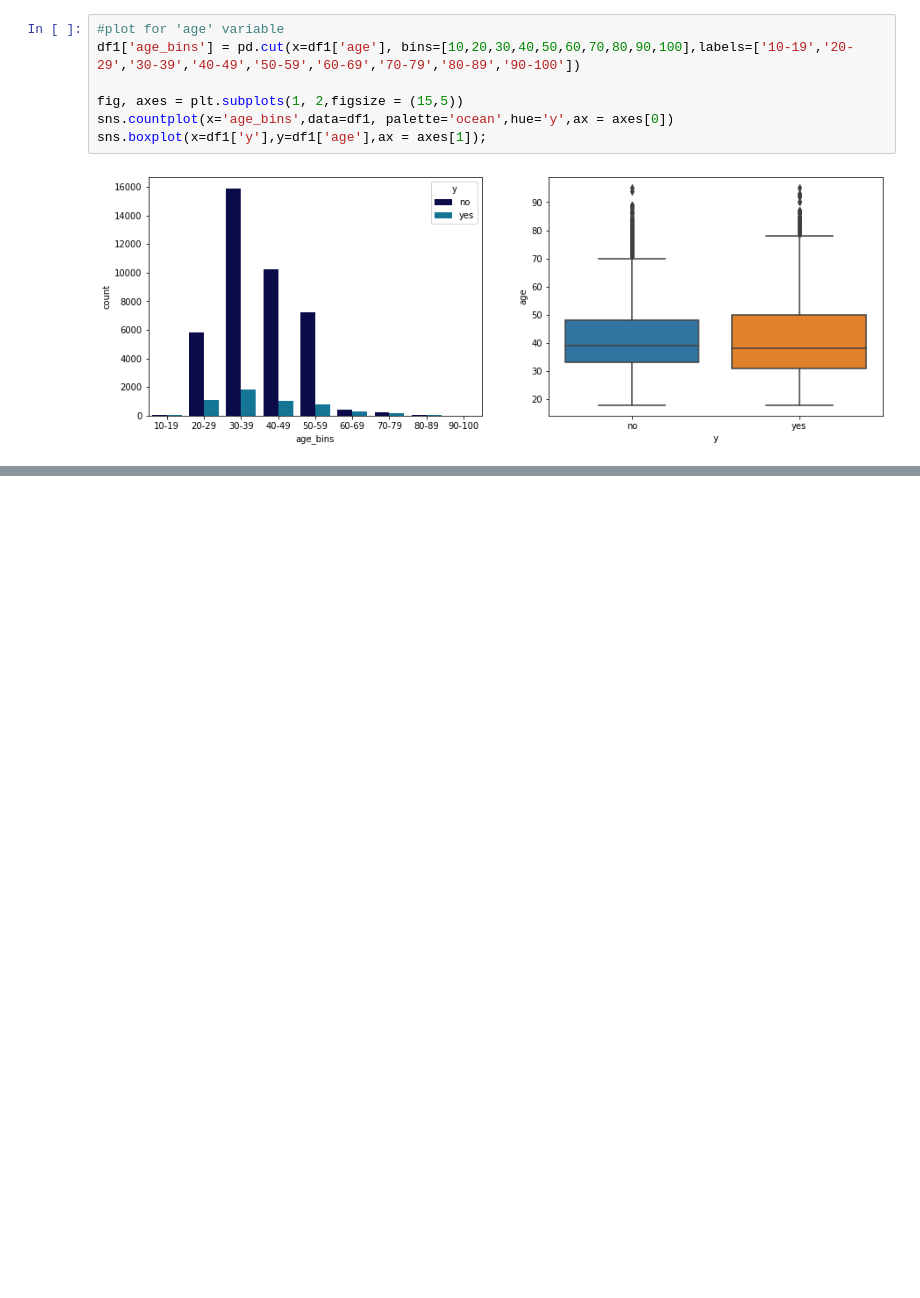
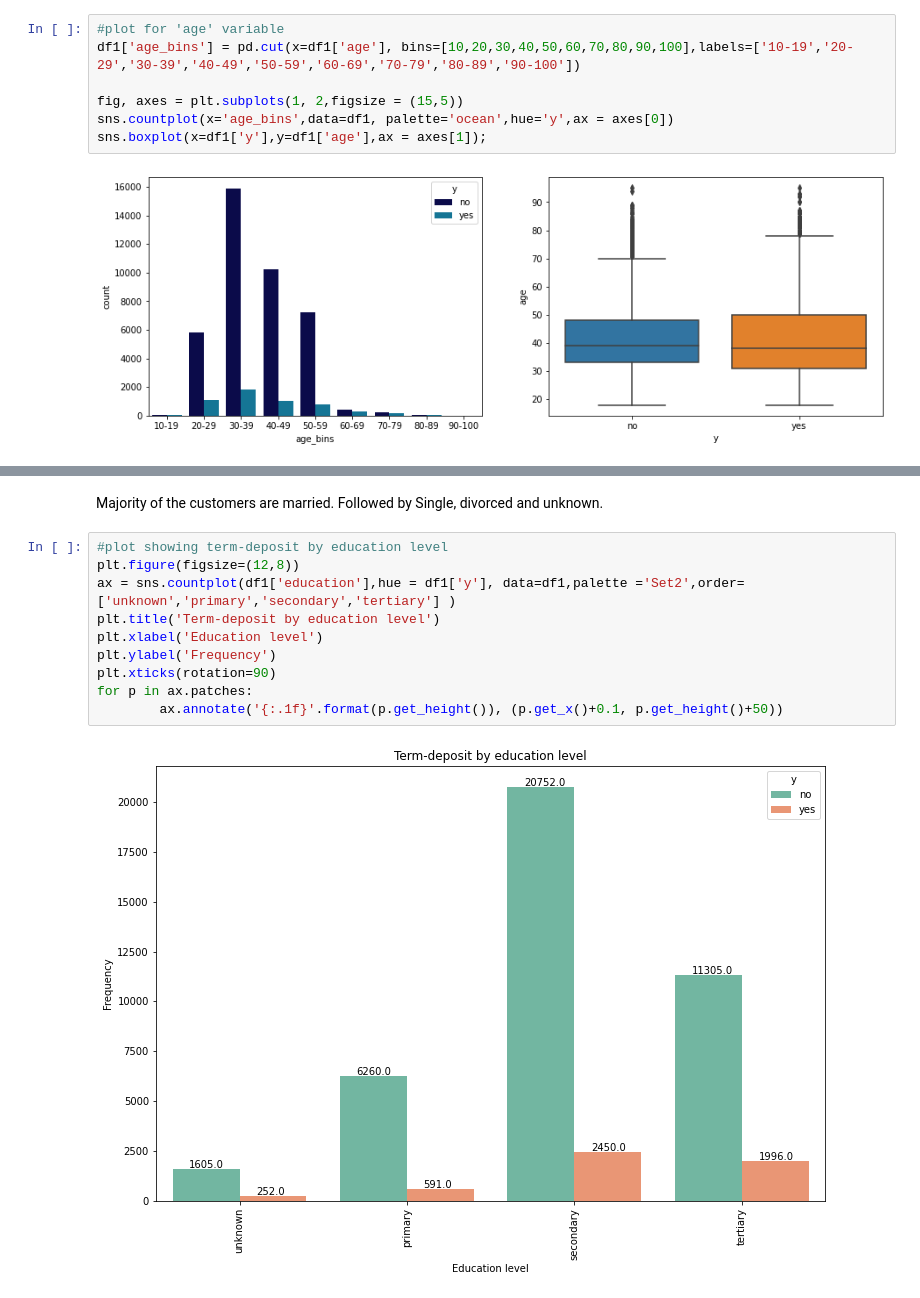
Before and after one commit to itishajain15/Bank_Marketing_Campaing_Prediction, a Jupyter notebook: Bank_Marketing_Prediction.ipynb, the cells around one changed output, grey strips where cells are left out. Drawn from its saved outputs; the diff is of its cells as text; blank space fills up the shorter version.

```diff
--- a/Bank_Marketing_Prediction.ipynb
+++ b/Bank_Marketing_Prediction.ipynb
@@ -144,0 +196,14 @@ sns.boxplot(x=df1['y'],y=df1['age'],ax = axes[1]);
+# %% [markdown]
+Majority of the customers are married. Followed by Single, divorced and unknown.
+# %%
+#plot showing term-deposit by education level
+plt.figure(figsize=(12,8))
+ax = sns.countplot(df1['education'],hue = df1['y'], data=df1,palette ='Set2',order=['unknown','primary','secondary','tertiary'] )
+plt.title('Term-deposit by education level')
+plt.xlabel('Education level')
+plt.ylabel('Frequency')
+plt.xticks(rotation=90)
+for p in ax.patches:
+        ax.annotate('{:.1f}'.format(p.get_height()), (p.get_x()+0.1, p.get_height()+50))
+# %% [output]
+[figure, added]
```
Also changed, not shown: parts of 19 cells of this notebook.
